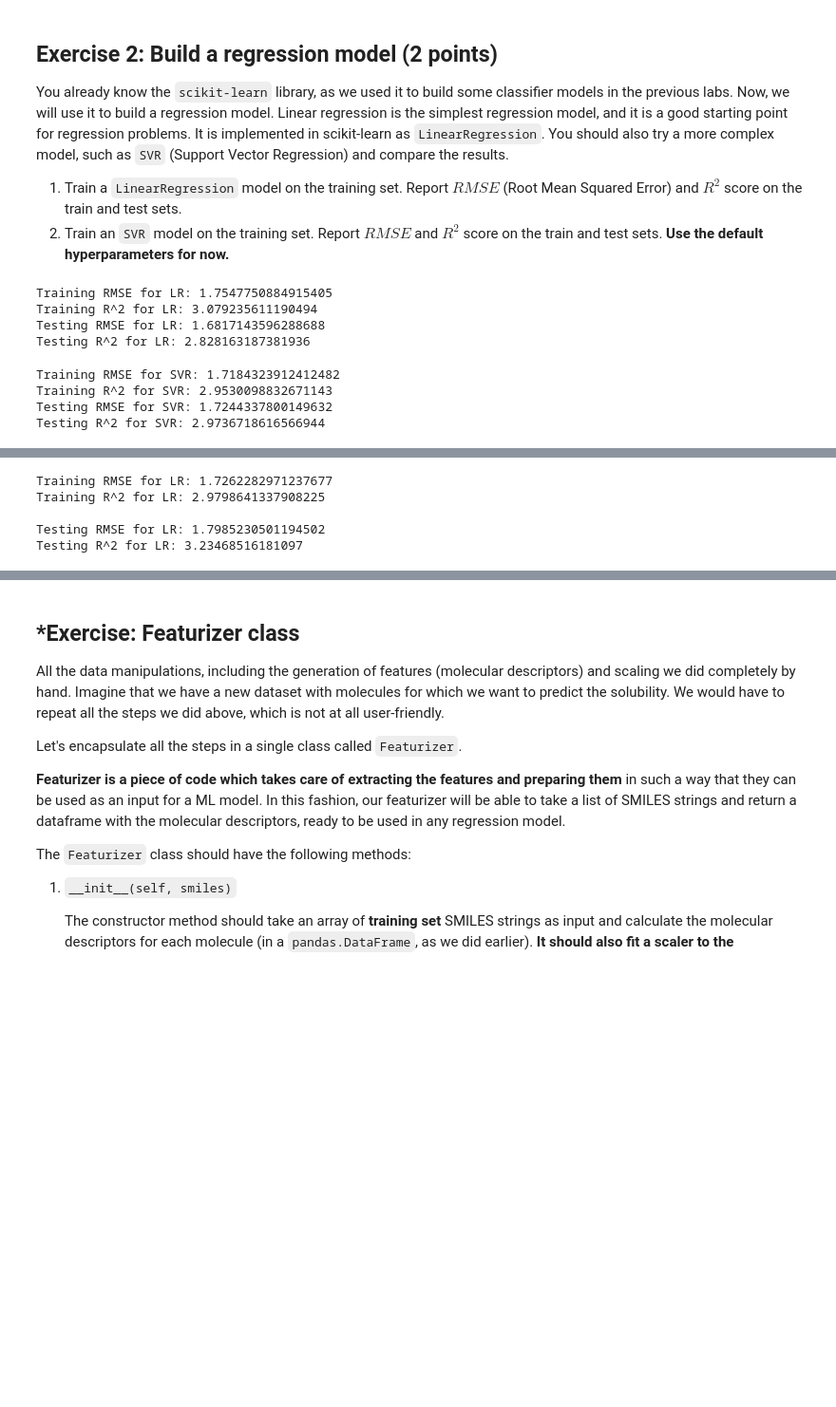
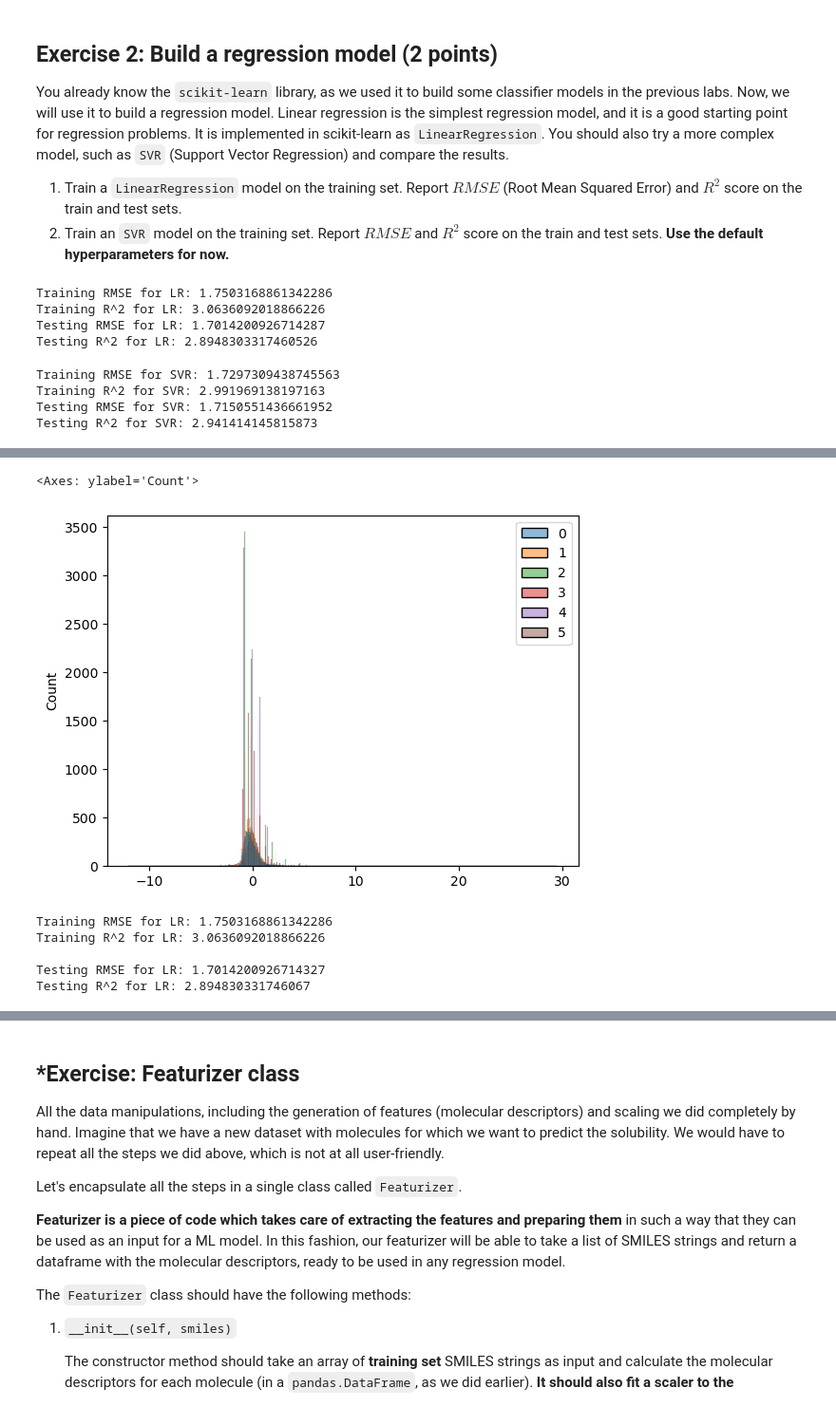
Before and after one commit to kingaszczecinska/pum-24, a Jupyter notebook: lab4.ipynb, the cells around one changed output, grey strips where cells are left out. Shown at 95% size. Cells and saved outputs as stored; diff of their text form; code cells hidden in the pictures; blank space fills up the shorter version.

```diff
--- a/lab4.ipynb
+++ b/lab4.ipynb
@@ -77,6 +78,8 @@ X = df[['mol_wt', 'num_heavy_atoms', 'num_HBD', 'num_HBA', 'aromatic_rings', 'lo
 from sklearn.model_selection import train_test_split
 
 X_train, X_test, y_train, y_test = train_test_split(X, y, test_size=0.2)
+X_train_nosmiles = X_train.drop(columns = ['SMILES'])
+X_test_nosmiles = X_test.drop(columns = ['SMILES'])
 # %% [markdown]
 ## Exercise 2: Build a regression model (2 points)
 
@@ -91,46 +94,46 @@ from sklearn.metrics import mean_squared_error
 import math
 
 lr = LinearRegression()
-lr.fit(X_train, y_train)
+lr.fit(X_train_nosmiles, y_train)
 
-train_pred_lr = lr.predict(X_train)  # make predictions on the training set
-test_pred_lr = lr.predict(X_test)  # make predictions on the testing set
+train_pred_lr = lr.predict(X_train_nosmiles)  # make predictions on the training set
+test_pred_lr = lr.predict(X_test_nosmiles)  # make predictions on the testing set
 
-RMSE_lr_train = math.sqrt(mean_squared_error(y_train, train_pred_lr))
 R_2_lr_train = mean_squared_error(y_train, train_pred_lr)
+RMSE_lr_train = math.sqrt(R_2_lr_train)
 print('Training RMSE for LR:', RMSE_lr_train)
 print('Training R^2 for LR:', R_2_lr_train)
 
-RMSE_lr_test = math.sqrt(mean_squared_error(y_test, test_pred_lr))
 R_2_lr_test = mean_squared_error(y_test, test_pred_lr)
+RMSE_lr_test = math.sqrt(R_2_lr_test)
 print('Testing RMSE for LR:', RMSE_lr_test)
 print('Testing R^2 for LR:', R_2_lr_test)
 # %% [output]
-Training RMSE for LR: 1.7547750884915405
-Training R^2 for LR: 3.079235611190494
-Testing RMSE for LR: 1.6817143596288688
-Testing R^2 for LR: 2.828163187381936
+Training RMSE for LR: 1.7503168861342286
+Training R^2 for LR: 3.0636092018866226
+Testing RMSE for LR: 1.7014200926714287
+Testing R^2 for LR: 2.8948303317460526
 # %%
 svr = SVR()
-svr.fit(X_train, y_train)
+svr.fit(X_train_nosmiles, y_train)
 
-train_pred_svr = svr.predict(X_train)  # make predictions on the training set
-test_pred_svr = svr.predict(X_test)  # make predictions on the testing set
+train_pred_svr = svr.predict(X_train_nosmiles)  # make predictions on the training set
+test_pred_svr = svr.predict(X_test_nosmiles)  # make predictions on the testing set
 
-RMSE_svr_train = math.sqrt(mean_squared_error(y_train, train_pred_svr))
 R_2_svr_train = mean_squared_error(y_train, train_pred_svr)
+RMSE_svr_train = math.sqrt(R_2_svr_train)
 print('Training RMSE for SVR:', RMSE_svr_train)
 print('Training R^2 for SVR:', R_2_svr_train)
 
-RMSE_svr_test = math.sqrt(mean_squared_error(y_test, test_pred_svr))
 R_2_svr_test = mean_squared_error(y_test, test_pred_svr)
+RMSE_svr_test = math.sqrt(R_2_svr_test)
 print('Testing RMSE for SVR:', RMSE_svr_test)
 print('Testing R^2 for SVR:', R_2_svr_test)
 # %% [output]
-Training RMSE for SVR: 1.7184323912412482
-Training R^2 for SVR: 2.9530098832671143
-Testing RMSE for SVR: 1.7244337800149632
-Testing R^2 for SVR: 2.9736718616566944
+Training RMSE for SVR: 1.7297309438745563
+Training R^2 for SVR: 2.991969138197163
+Testing RMSE for SVR: 1.7150551436661952
+Testing R^2 for SVR: 2.941414145815873
 # %% [markdown]
 ## Preprocessing data
 
@@ -168,29 +171,35 @@ X_test = scaler.transform(X_test)
 # %%
 from sklearn.preprocessing import StandardScaler
 scaler = StandardScaler()
-X_train_st = scaler.fit_transform(X_train)
-X_test_st = scaler.transform(X_test)
+X_train_st = scaler.fit_transform(X_train_nosmiles)
+X_test_st = scaler.transform(X_test_nosmiles)
+# %%
+import seaborn as sns
+sns.histplot(X_train_st)
+# %% [output]
+<Axes: ylabel='Count'>
+[figure, added]
 # %%
 lr.fit(X_train_st, y_train)
 
 train_pred_lr_st = lr.predict(X_train_st)  # make predictions on the standardized training set
 test_pred_lr_st = lr.predict(X_test_st)  # make predictions on the standardized testing set
 
-RMSE_lr_train_st = math.sqrt(mean_squared_error(y_train, train_pred_lr_st))
 R_2_lr_train_st = mean_squared_error(y_train, train_pred_lr_st)
+RMSE_lr_train_st = math.sqrt(R_2_lr_train_st)
 print('Training RMSE for LR:', RMSE_lr_train_st)
 print('Training R^2 for LR:', R_2_lr_train_st, '\n')
 
-RMSE_lr_test_st = math.sqrt(mean_squared_error(y_test, test_pred_lr_st))
 R_2_lr_test_st = mean_squared_error(y_test, test_pred_lr_st)
+RMSE_lr_test_st = math.sqrt(R_2_lr_test_st)
 print('Testing RMSE for LR:', RMSE_lr_test_st)
 print('Testing R^2 for LR:', R_2_lr_test_st)
 # %% [output]
-Training RMSE for LR: 1.7262282971237677
-Training R^2 for LR: 2.9798641337908225
+Training RMSE for LR: 1.7503168861342286
+Training R^2 for LR: 3.0636092018866226
 
-Testing RMSE for LR: 1.7985230501194502
-Testing R^2 for LR: 3.23468516181097
+Testing RMSE for LR: 1.7014200926714327
+Testing R^2 for LR: 2.894830331746067
 # %%
 svr.fit(X_train_st, y_train)
 
```
Also changed, not shown: parts of 10 cells of this notebook, 1 other file.
